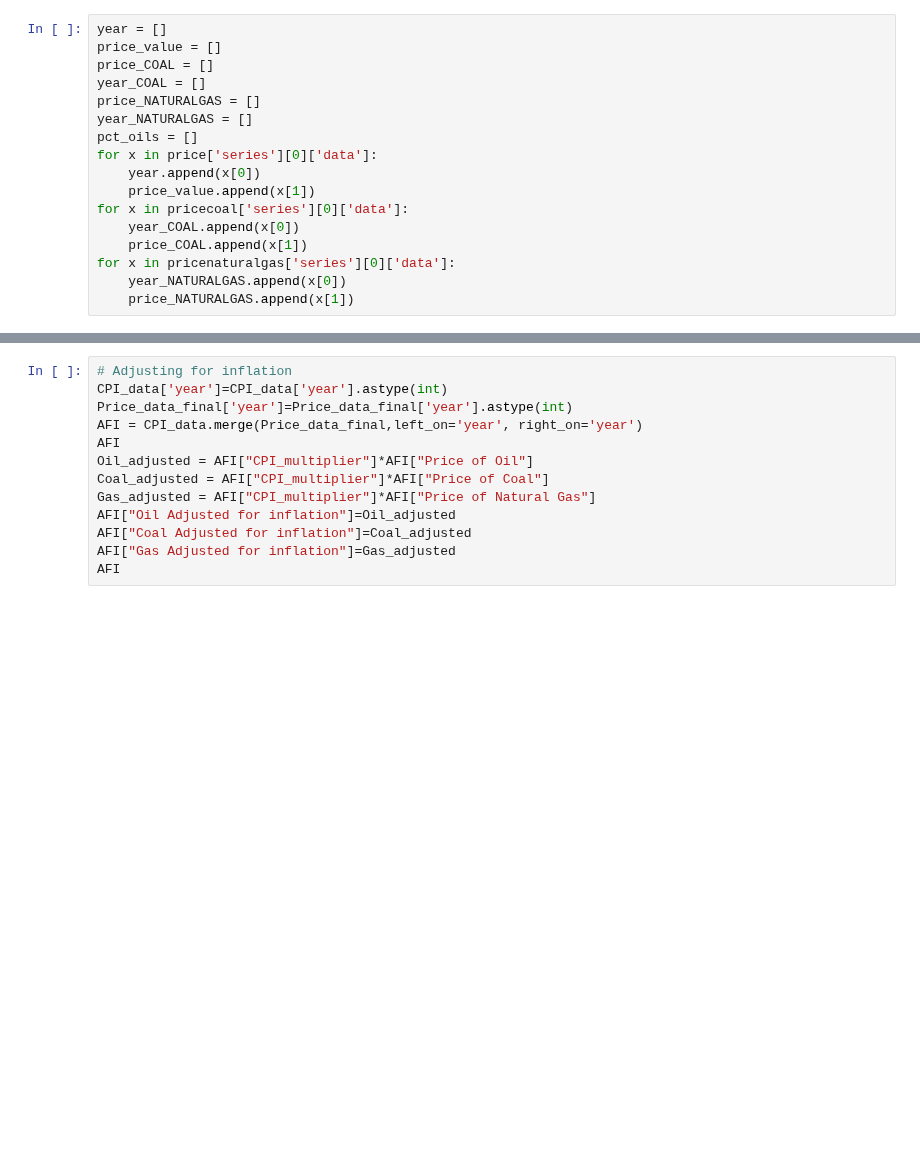
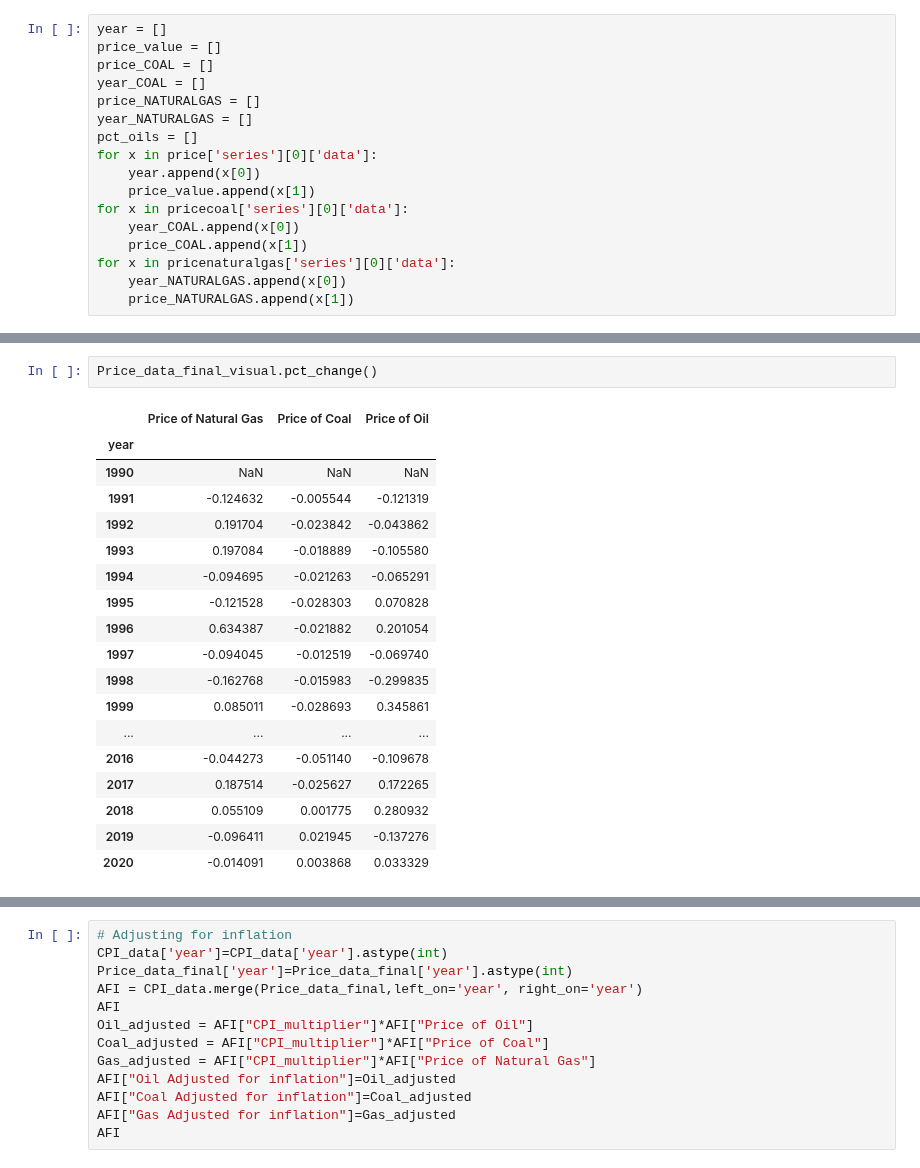
Before and after one commit to us-energy-analysis/Energy-analysis, a Jupyter notebook: Energy_Project_Price.ipynb, the cells around one changed output, grey strips where cells are left out. Saved outputs shown, nothing was run; the diff lists cells and outputs as text; blank space fills up the shorter version.

```diff
--- a/Energy_Project_Price.ipynb
+++ b/Energy_Project_Price.ipynb
@@ -77 +77,22 @@ Price_data_final_visual
+# %%
+Price_data_final_visual.pct_change()
+# %% [output]
+|  | Price of Natural Gas | Price of Coal | Price of Oil |
+| year |  |  |  |
+| 1990 | NaN | NaN | NaN |
+| 1991 | -0.124632 | -0.005544 | -0.121319 |
+| 1992 | 0.191704 | -0.023842 | -0.043862 |
+| 1993 | 0.197084 | -0.018889 | -0.105580 |
+| 1994 | -0.094695 | -0.021263 | -0.065291 |
+| 1995 | -0.121528 | -0.028303 | 0.070828 |
+| 1996 | 0.634387 | -0.021882 | 0.201054 |
+| 1997 | -0.094045 | -0.012519 | -0.069740 |
+| 1998 | -0.162768 | -0.015983 | -0.299835 |
+| 1999 | 0.085011 | -0.028693 | 0.345861 |
+| ... | ... | ... | ... |
+| 2016 | -0.044273 | -0.051140 | -0.109678 |
+| 2017 | 0.187514 | -0.025627 | 0.172265 |
+| 2018 | 0.055109 | 0.001775 | 0.280932 |
+| 2019 | -0.096411 | 0.021945 | -0.137276 |
+| 2020 | -0.014091 | 0.003868 | 0.033329 |
 # %%
```
Also changed, not shown: parts of 3 cells of this notebook, 4 other files.
